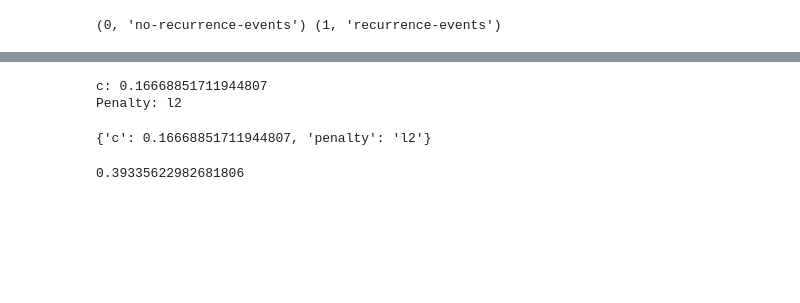
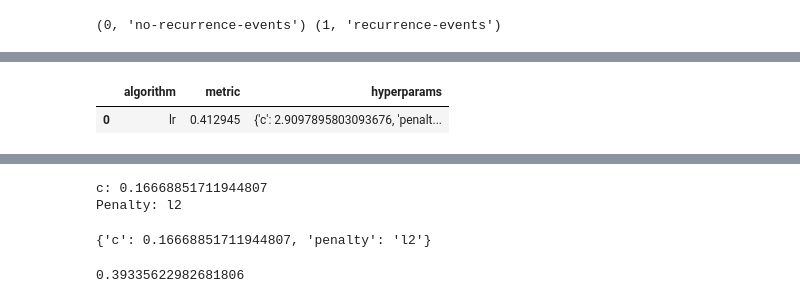
Before and after one commit to George713/pytelligence, a Jupyter notebook: main.ipynb, the cells around one changed output, grey strips where cells are left out. Drawn from its saved outputs; the diff is of its cells as text; code cells hidden in the pictures; blank space fills up the shorter version.

```diff
--- a/main.ipynb
+++ b/main.ipynb
@@ -169,9 +169,11 @@ print(*[(i, class_) for i, class_ in enumerate(le.classes_)])
 compare_df, algo_list, model_list = (
         pc.modelling.tune_hyperparams(
                setup=setup,
-               include=["lr", "knn"],
+               include=["lr"],
                optimize="f1",
-               n_iter=50,
+               n_trials=50,
                return_models=True,
         )
 )
+compare_df
+# %% [output]
@@ -178,3 +197,5 @@ compare_df, algo_list, model_list = (
+|  | algorithm | metric | hyperparams |
+| 0 | lr | 0.412945 | {'c': 2.9097895803093676, 'penalt... |
 # %%
 import optuna
 from sklearn.model_selection import RepeatedStratifiedKFold
```
Also changed, not shown: parts of 7 cells of this notebook.
